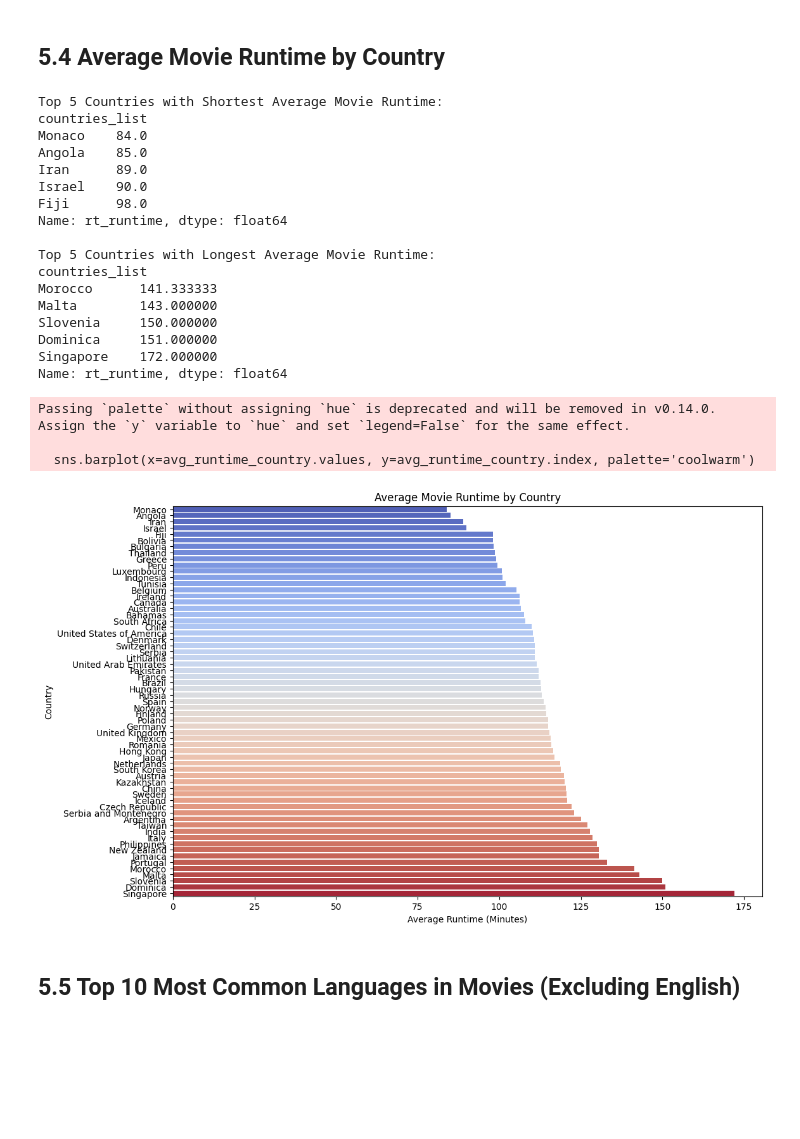
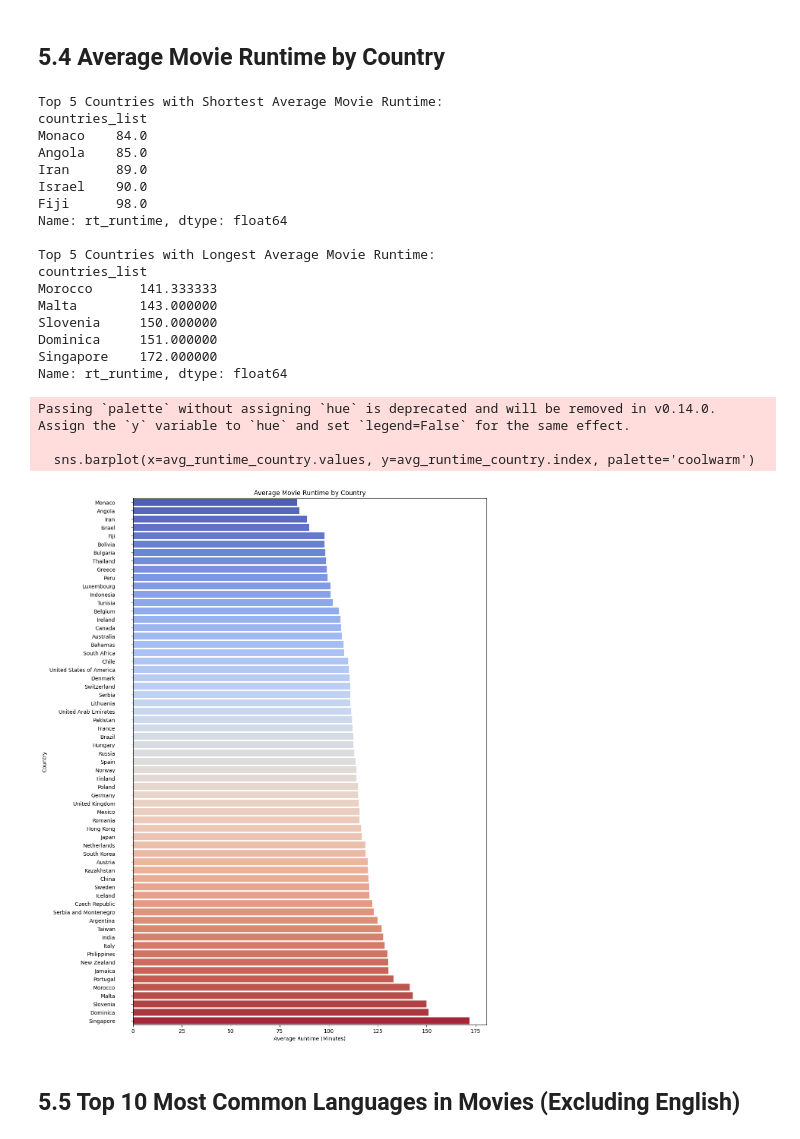
Before and after one commit to lAmiR1HosseiNl/Data_Science_Final_Project, a Jupyter notebook: AliShokoohi_400521477_AmirHosseinRaeghi_400522373/project.ipynb, the cells around one changed output. Cells and saved outputs as stored; diff of their text form; code cells hidden in the pictures; blank space fills up the shorter version.

```diff
--- a/AliShokoohi_400521477_AmirHosseinRaeghi_400522373/project.ipynb
+++ b/AliShokoohi_400521477_AmirHosseinRaeghi_400522373/project.ipynb
@@ -151,6 +151,7 @@ print(df.isnull().sum())
 # Dropping columns with more than 50% missing values
 threshold = len(df) * 0.5
 df = df.dropna(thresh=threshold, axis=1)
+df['rt_title'] = df['rt_title_x']
 
 # Filling remaining missing values
 for column in df.columns:
@@ -385,35 +432,39 @@ print(avg_runtime_country.head(5))
 print("\nTop 5 Countries with Longest Average Movie Runtime:")
 print(avg_runtime_country.tail(5))
 
 # Plotting
-plt.figure(figsize=(12,8))
+plt.figure(figsize=(12,18))
 sns.barplot(x=avg_runtime_country.values, y=avg_runtime_country.index, palette='coolwarm')
 plt.xlabel('Average Runtime (Minutes)')
 plt.ylabel('Country')
 plt.title('Average Movie Runtime by Country')
+
+# افزایش فاصله برچسب‌های محور y
+plt.tick_params(axis='y', which='major', pad=30)
+
 plt.show()
 # %% [output]
 Top 5 Countries with Shortest Average Movie Runtime:
 countries_list
 Monaco    84.0
 Angola    85.0
 Iran      89.0
 Israel    90.0
 Fiji      98.0
 Name: rt_runtime, dtype: float64
 
 Top 5 Countries with Longest Average Movie Runtime:
 countries_list
 Morocco      141.333333
 Malta        143.000000
 Slovenia     150.000000
 Dominica     151.000000
 Singapore    172.000000
 Name: rt_runtime, dtype: float64
 Passing `palette` without assigning `hue` is deprecated and will be removed in v0.14.0. Assign the `y` variable to `hue` and set `legend=False` for the same effect.
 
   sns.barplot(x=avg_runtime_country.values, y=avg_runtime_country.index, palette='coolwarm')
-[figure, old version]
+[figure, new version]
 # %% [markdown]
 ## 5.5 Top 10 Most Common Languages in Movies (Excluding English)
 # %%
```
Also changed, not shown: parts of 11 cells of this notebook.
